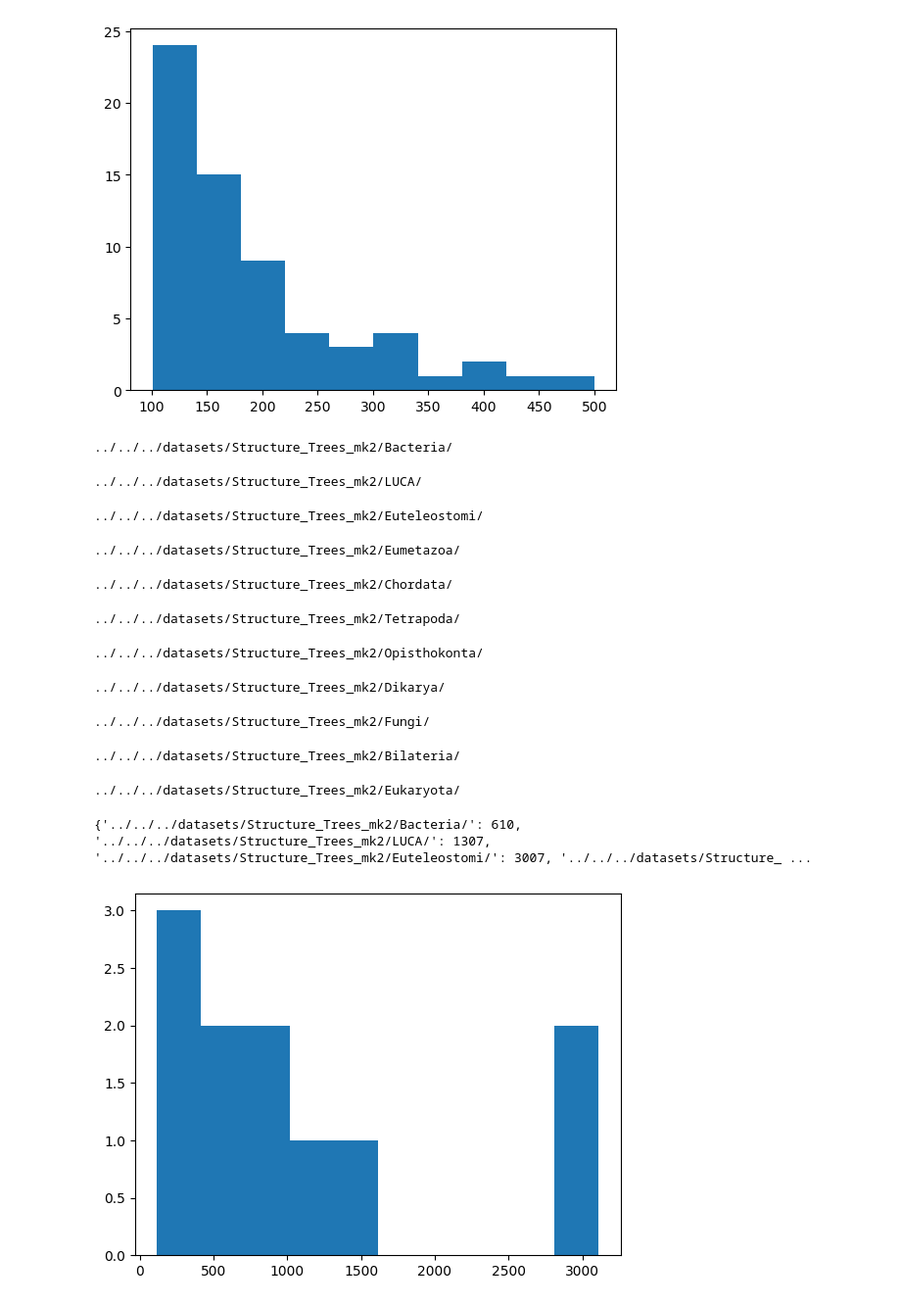
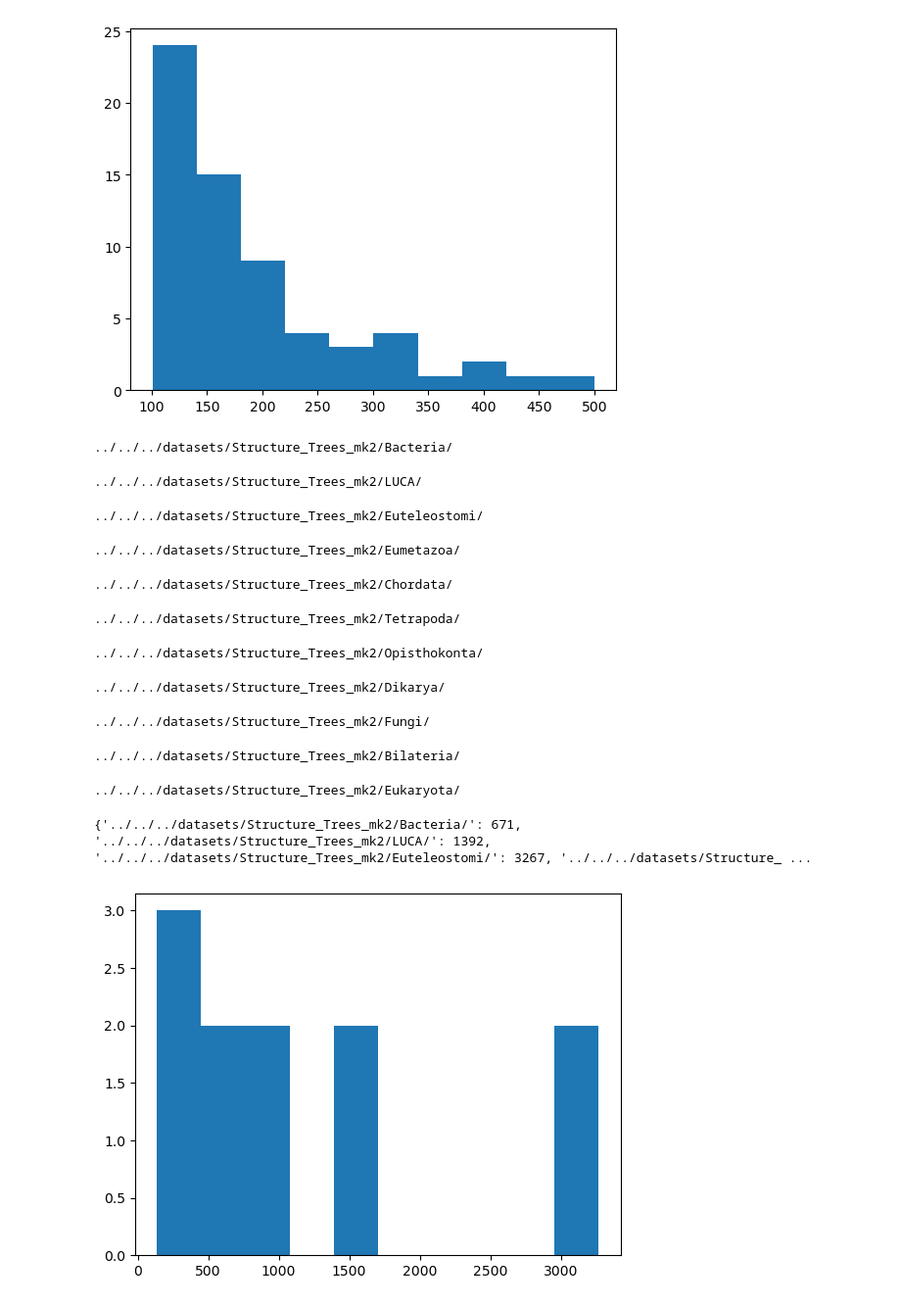
Before and after one commit to DessimozLab/fold_tree, a Jupyter notebook: notebooks/prepare_protsets.ipynb, the cells around one changed output. Shown: that part at 98% size. Saved outputs shown, nothing was run; the diff lists cells and outputs as text; code cells hidden in the pictures.

```diff
--- a/notebooks/prepare_protsets.ipynb
+++ b/notebooks/prepare_protsets.ipynb
@@ -299,8 +91,6 @@ import glob
 from tqdm import tqdm
 from matplotlib import pyplot as plt
 
-
-
 #path to the oma folder
 path = '../../../datasets/Structure_Trees_mk2/*/'
 #path to the output folder
@@ -309,45 +99,42 @@ outpath = '../OMA_data/'
 #make the output folder if it does not exist
 if not os.path.exists(outpath):
     os.mkdir(outpath)
-
 #number of proteins to sample
 min_prots = 10
 #number of superfamilies to sample
 fams = 2000
-
 superfams={}
 #iterate over all superfamilies and compile an identifiers.txt file in the output folder
 for clade in glob.glob(path):
     print(clade)
     if clade not in superfams:
         superfams[clade] = {}
     #stores length of each superfam
     superfam = set(glob.glob(clade+'*/'))-set([clade + 'logs/'])
     #use tqdm progress bar
     for s in tqdm(superfam):
-
         with open(clade+s+'identifiers.txt', 'r') as f:
                 nprots = len(f.readlines())
-        if nprots > min_prots:
+        if nprots >= min_prots:
             superfams[clade][s] = nprots
 lengths = { c:len(superfams[c]) for c in superfams}
 print(lengths)
 plt.hist(list(lengths.values()))
 plt.show()
 # %% [output]
 ../../../datasets/Structure_Trees_mk2/Bacteria/
 ../../../datasets/Structure_Trees_mk2/LUCA/
 ../../../datasets/Structure_Trees_mk2/Euteleostomi/
 ../../../datasets/Structure_Trees_mk2/Eumetazoa/
 ../../../datasets/Structure_Trees_mk2/Chordata/
 ../../../datasets/Structure_Trees_mk2/Tetrapoda/
 ../../../datasets/Structure_Trees_mk2/Opisthokonta/
 ../../../datasets/Structure_Trees_mk2/Dikarya/
 ../../../datasets/Structure_Trees_mk2/Fungi/
 ../../../datasets/Structure_Trees_mk2/Bilateria/
 ../../../datasets/Structure_Trees_mk2/Eukaryota/
-{'../../../datasets/Structure_Trees_mk2/Bacteria/': 610, '../../../datasets/Structure_Trees_mk2/LUCA/': 1307, '../../../datasets/Structure_Trees_mk2/Euteleostomi/': 3007, '../../../datasets/Structure_ ...
+{'../../../datasets/Structure_Trees_mk2/Bacteria/': 671, '../../../datasets/Structure_Trees_mk2/LUCA/': 1392, '../../../datasets/Structure_Trees_mk2/Euteleostomi/': 3267, '../../../datasets/Structure_ ...
-[figure, old version]
+[figure, new version]
 # %%
 minlen = min(list(lengths.values()) )
 print(minlen)
```
Also changed, not shown: parts of 11 cells of this notebook, 8 other files.
